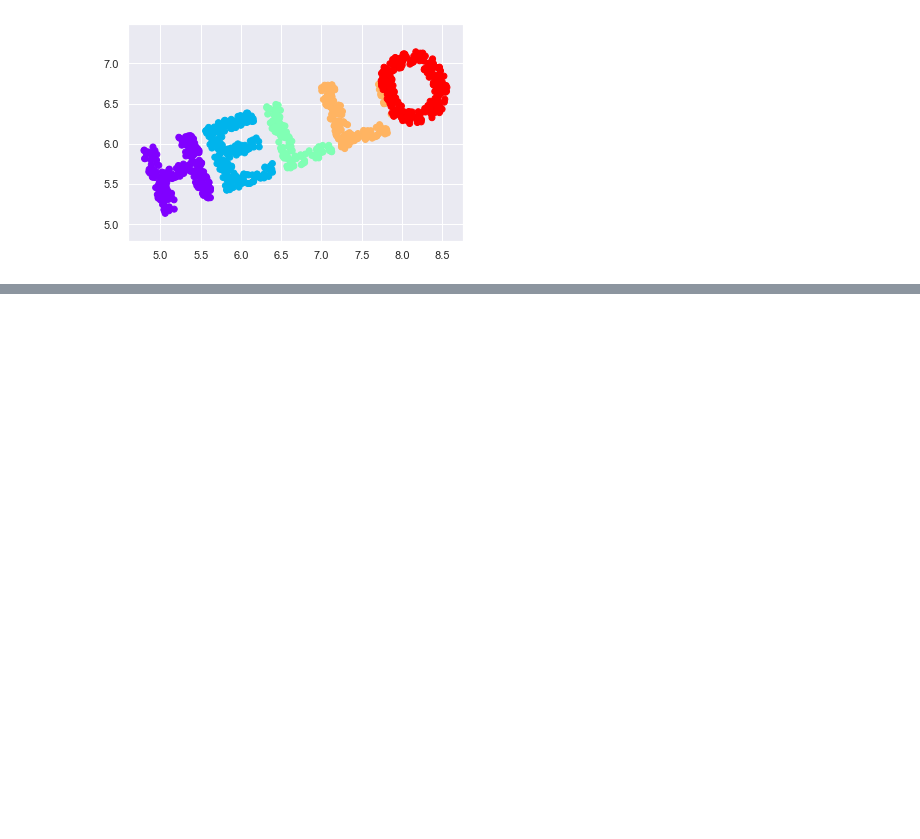
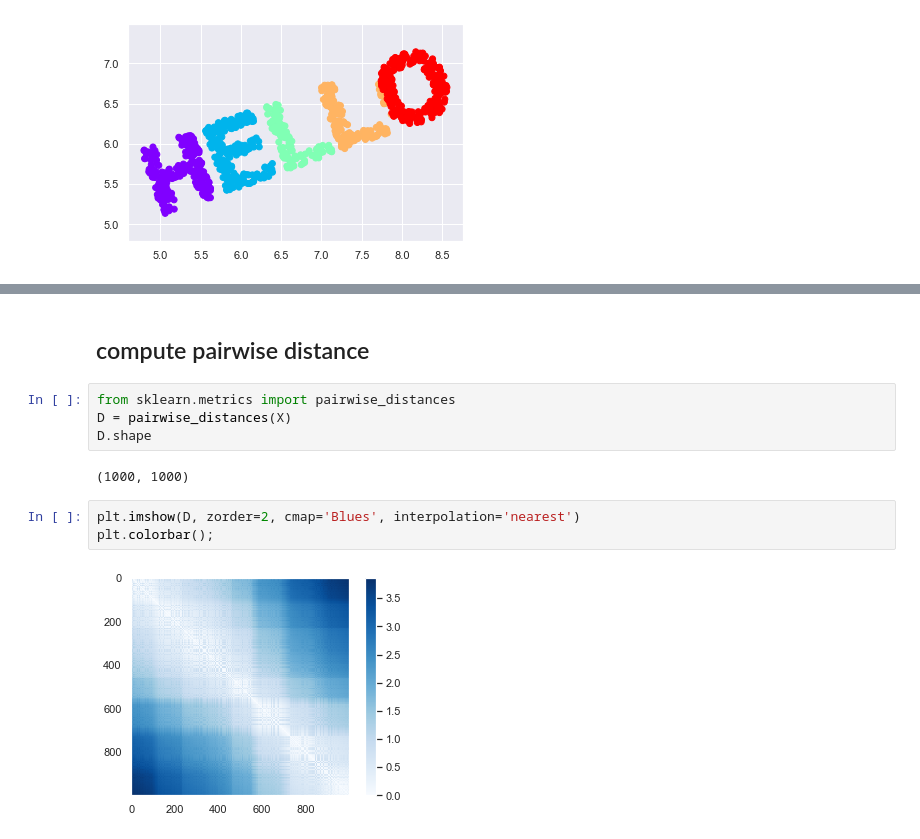
Before and after one commit to LucyLiu-UCSB/PythonReview, a Jupyter notebook: data science/sklearn_manifold.ipynb, the cells around one changed output, grey strips where cells are left out. Drawn from its saved outputs; the diff is of its cells as text; blank space fills up the shorter version.

```diff
--- a/data science/sklearn_manifold.ipynb
+++ b/data science/sklearn_manifold.ipynb
@@ -53,0 +52,13 @@ SyntaxError: invalid syntax (<ipython-input-11-4a2bdeebae5d>, line 1)
+# %% [markdown]
+## compute pairwise distance
+# %%
+from sklearn.metrics import pairwise_distances
+D = pairwise_distances(X)
+D.shape
+# %% [output]
+(1000, 1000)
+# %%
+plt.imshow(D, zorder=2, cmap='Blues', interpolation='nearest')
+plt.colorbar();
+# %% [output]
+[figure, added]
```
Also changed, not shown: parts of 16 cells of this notebook, 12 other files.
